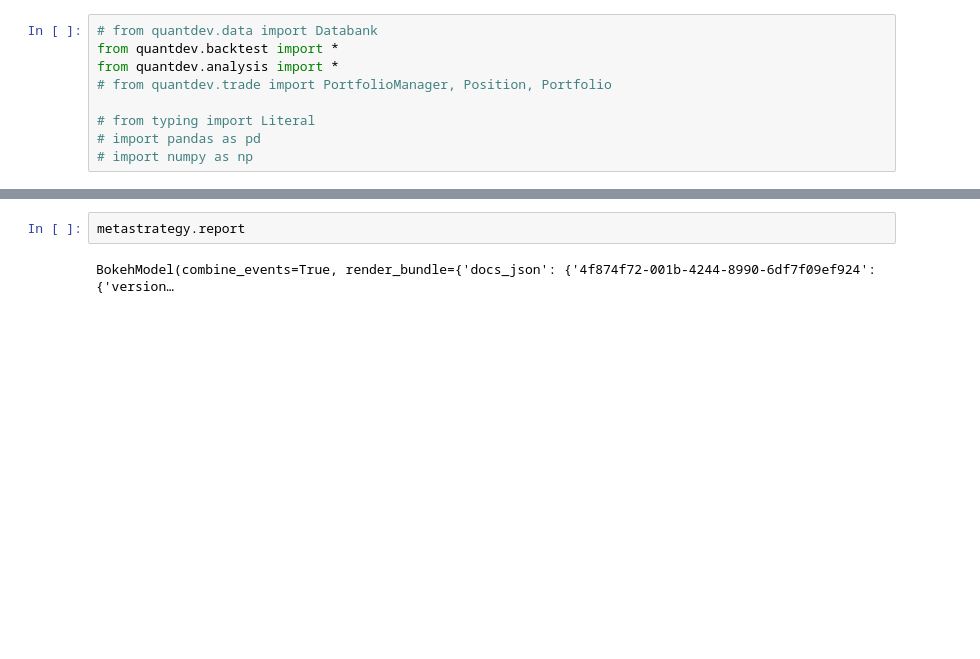
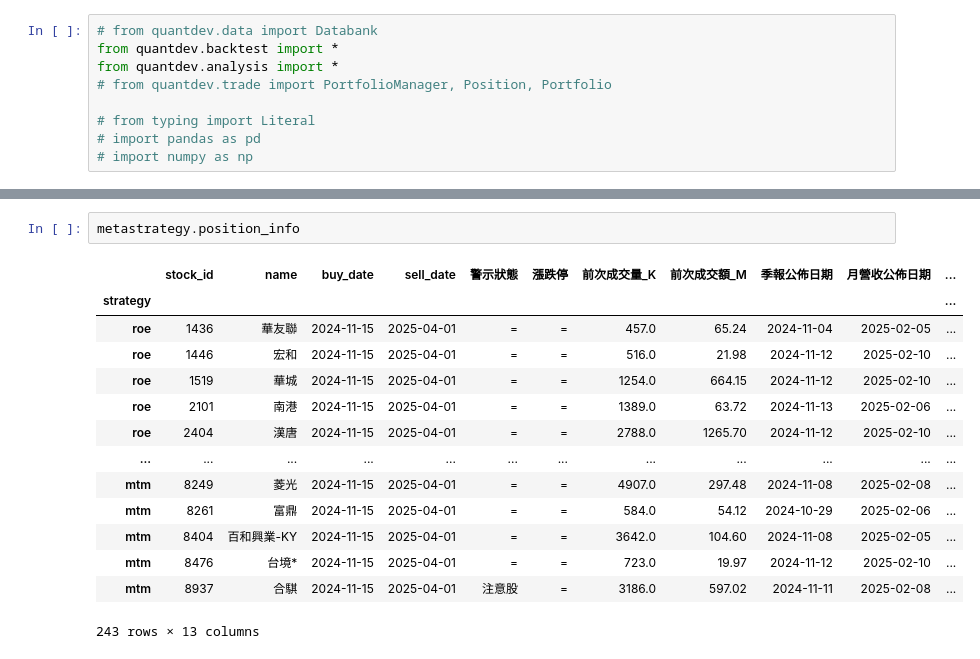
Before and after one commit to DeepLeek-quant/scythe-quant, a Jupyter notebook: examples/examples.ipynb, the cells around one changed output, grey strips where cells are left out. Cells and saved outputs as stored; diff of their text form; blank space fills up the shorter version.

```diff
--- a/examples/examples.ipynb
+++ b/examples/examples.ipynb
@@ -58,4 +68,17 @@ metastrategy = meta_backtesting(strategies, None)
 # %%
-metastrategy.report
+metastrategy.position_info
 # %% [output]
+|  | stock_id | name | buy_date | sell_date | 警示狀態 | 漲跌停 | 前次成交量_K | 前次成交額_M | 季報公佈日期 | 月營收公佈日期 | ... |
+| strategy |  |  |  |  |  |  |  |  |  |  | ... |
+| roe | 1436 | 華友聯 | 2024-11-15 | 2025-04-01 | = | = | 457.0 | 65.24 | 2024-11-04 | 2025-02-05 | ... |
+| roe | 1446 | 宏和 | 2024-11-15 | 2025-04-01 | = | = | 516.0 | 21.98 | 2024-11-12 | 2025-02-10 | ... |
+| roe | 1519 | 華城 | 2024-11-15 | 2025-04-01 | = | = | 1254.0 | 664.15 | 2024-11-12 | 2025-02-10 | ... |
+| roe | 2101 | 南港 | 2024-11-15 | 2025-04-01 | = | = | 1389.0 | 63.72 | 2024-11-13 | 2025-02-06 | ... |
+| roe | 2404 | 漢唐 | 2024-11-15 | 2025-04-01 | = | = | 2788.0 | 1265.70 | 2024-11-12 | 2025-02-10 | ... |
+| ... | ... | ... | ... | ... | ... | ... | ... | ... | ... | ... | ... |
+| mtm | 8249 | 菱光 | 2024-11-15 | 2025-04-01 | = | = | 4907.0 | 297.48 | 2024-11-08 | 2025-02-08 | ... |
+| mtm | 8261 | 富鼎 | 2024-11-15 | 2025-04-01 | = | = | 584.0 | 54.12 | 2024-10-29 | 2025-02-06 | ... |
+| mtm | 8404 | 百和興業-KY | 2024-11-15 | 2025-04-01 | = | = | 3642.0 | 104.60 | 2024-11-08 | 2025-02-05 | ... |
+| mtm | 8476 | 台境* | 2024-11-15 | 2025-04-01 | = | = | 723.0 | 19.97 | 2024-11-12 | 2025-02-10 | ... |
+| mtm | 8937 | 合騏 | 2024-11-15 | 2025-04-01 | 注意股 | = | 3186.0 | 597.02 | 2024-11-11 | 2025-02-08 | ... |
-BokehModel(combine_events=True, render_bundle={'docs_json': {'4f874f72-001b-4244-8990-6df7f09ef924': {'version…
+243 rows × 13 columns
```
Also changed, not shown: parts of 2 cells of this notebook, 16 other files.
